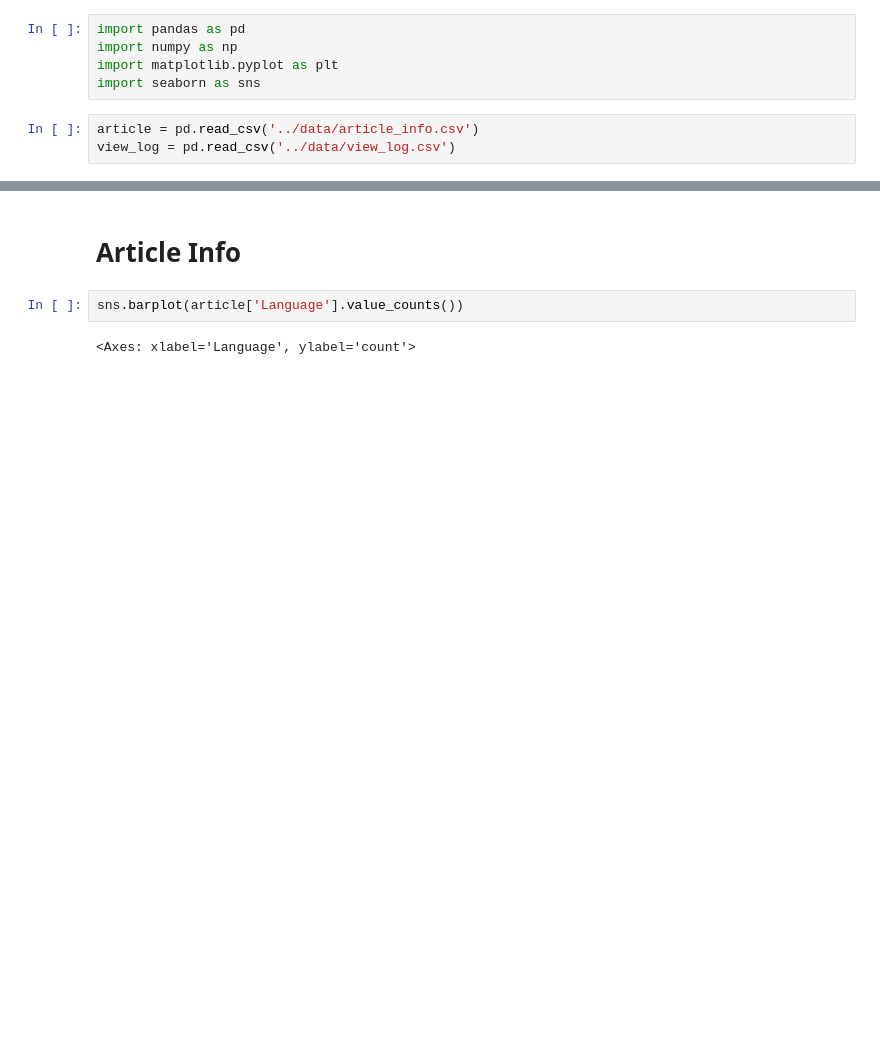
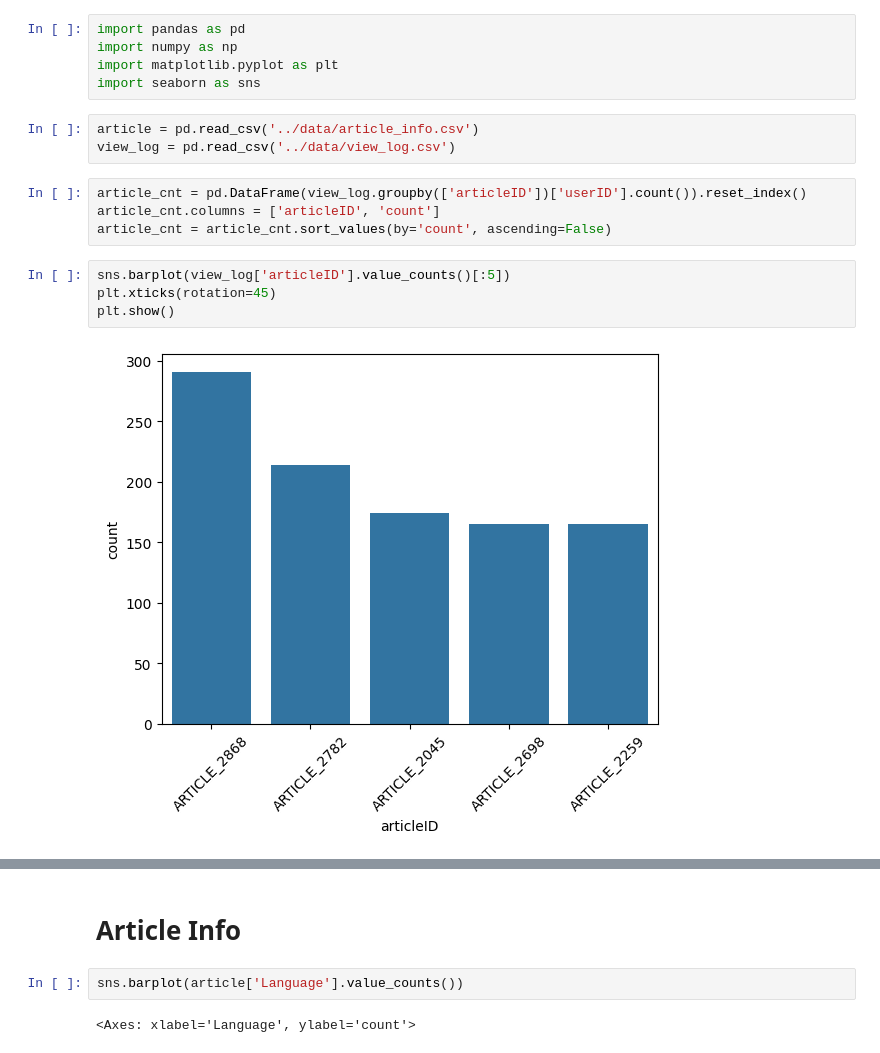
Before and after one commit to jungsiroo/article_recsys, a Jupyter notebook: EDA/basic.ipynb, the cells around one changed output, grey strips where cells are left out. Drawn from its saved outputs; the diff is of its cells as text; blank space fills up the shorter version.

```diff
--- a/EDA/basic.ipynb
+++ b/EDA/basic.ipynb
@@ -6,3 +6,13 @@ import seaborn as sns
 # %%
 article = pd.read_csv('../data/article_info.csv')
 view_log = pd.read_csv('../data/view_log.csv')
+# %%
+article_cnt = pd.DataFrame(view_log.groupby(['articleID'])['userID'].count()).reset_index()
+article_cnt.columns = ['articleID', 'count']
+article_cnt = article_cnt.sort_values(by='count', ascending=False)
+# %%
+sns.barplot(view_log['articleID'].value_counts()[:5])
+plt.xticks(rotation=45)
+plt.show()
+# %% [output]
+[figure, added]
```
Also changed, not shown: parts of 12 cells of this notebook, 5 other files.
